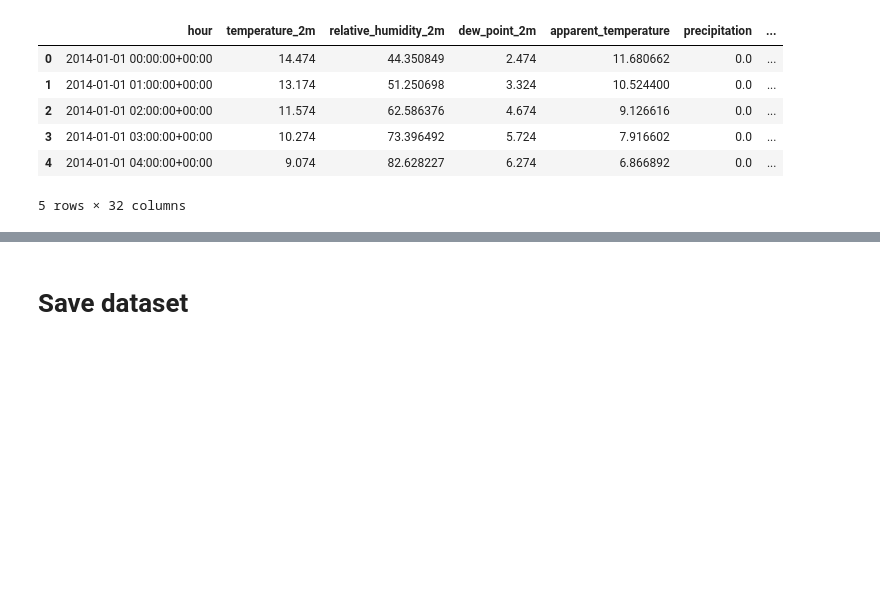
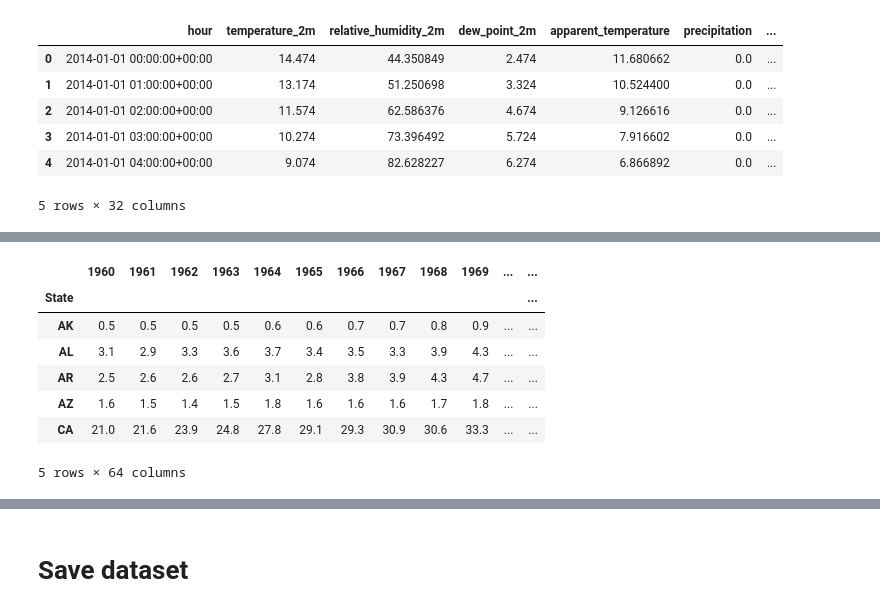
Before and after one commit to Wanghley/energy-nexus-smart-grid, a Jupyter notebook: notebooks/data preprocessing.ipynb, the cells around one changed output, grey strips where cells are left out. Drawn from its saved outputs; the diff is of its cells as text; code cells hidden in the pictures; blank space fills up the shorter version.

```diff
--- a/notebooks/data preprocessing.ipynb
+++ b/notebooks/data preprocessing.ipynb
@@ -521,0 +527,13 @@ df.head()
+# %%
+file_path = root_path + "/CO2/CO2_sector.xlsx"
+df_residential_co2 = pd.read_excel(file_path, sheet_name='Residential', header=2, index_col=0)
+df_residential_co2.head()
+# %% [output]
+|  | 1960 | 1961 | 1962 | 1963 | 1964 | 1965 | 1966 | 1967 | 1968 | 1969 | ... | ... |
+| State |  |  |  |  |  |  |  |  |  |  |  | ... |
+| AK | 0.5 | 0.5 | 0.5 | 0.5 | 0.6 | 0.6 | 0.7 | 0.7 | 0.8 | 0.9 | ... | ... |
+| AL | 3.1 | 2.9 | 3.3 | 3.6 | 3.7 | 3.4 | 3.5 | 3.3 | 3.9 | 4.3 | ... | ... |
+| AR | 2.5 | 2.6 | 2.6 | 2.7 | 3.1 | 2.8 | 3.8 | 3.9 | 4.3 | 4.7 | ... | ... |
+| AZ | 1.6 | 1.5 | 1.4 | 1.5 | 1.8 | 1.6 | 1.6 | 1.6 | 1.7 | 1.8 | ... | ... |
+| CA | 21.0 | 21.6 | 23.9 | 24.8 | 27.8 | 29.1 | 29.3 | 30.9 | 30.6 | 33.3 | ... | ... |
+5 rows × 64 columns
```
Also changed, not shown: parts of 8 cells of this notebook.
